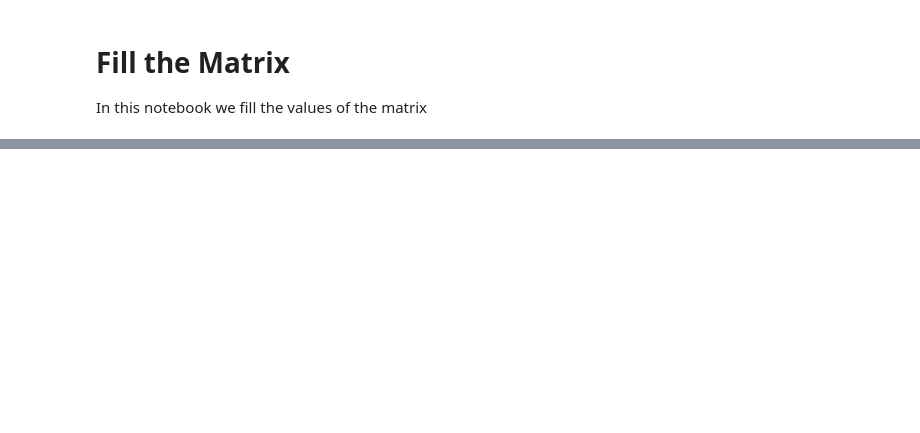
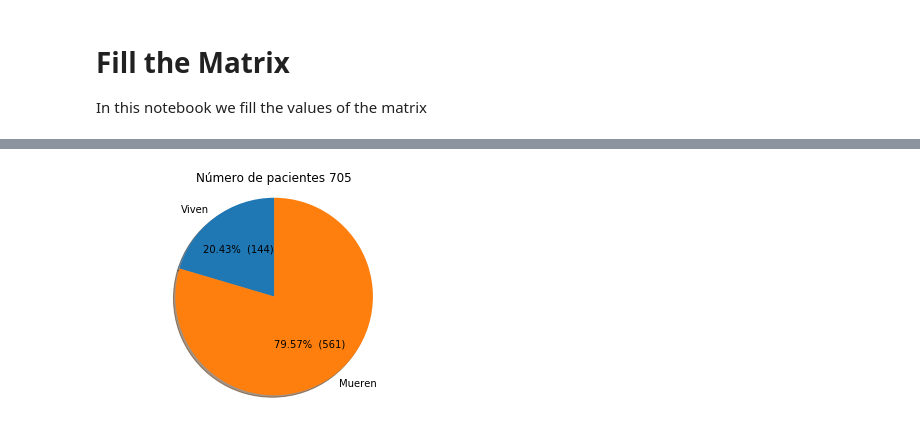
Before and after one commit to davidgutierrez/HeartRatePatterns, a Jupyter notebook: Jupyter/MimicII/0h FillMatrix.ipynb, the cells around one changed output, grey strips where cells are left out. Cells and saved outputs as stored; diff of their text form; code cells hidden in the pictures; blank space fills up the shorter version.

```diff
--- a/Jupyter/MimicII/0h FillMatrix.ipynb
+++ b/Jupyter/MimicII/0h FillMatrix.ipynb
@@ -242,4 +221,4 @@ deleteOnlyAlive(tuple(underaverage))
 # %%
-table = convertMatrix()
-print(table)
+table = convert_matrix()
+table
 # %% [output]
@@ -262,0 +245,4 @@ subject_id isAlive
+# %%
+printSurvivor(table.index.labels[1].tolist())
+# %% [output]
+[figure, added]
```
Also changed, not shown: parts of 14 cells of this notebook.
